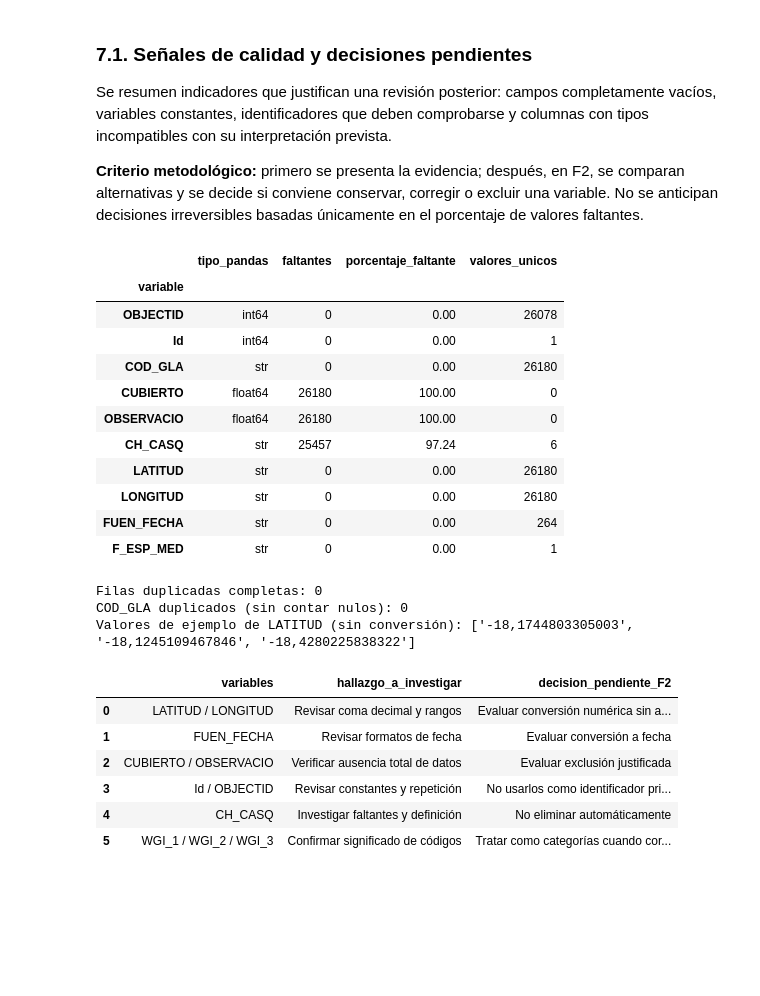
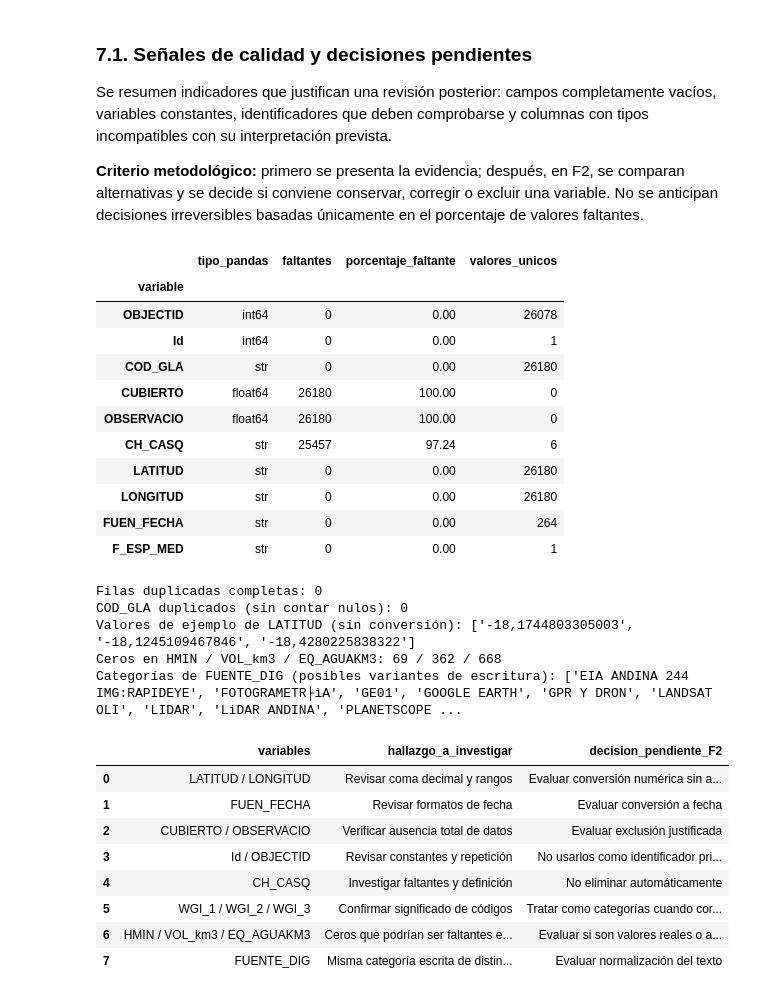
Before and after one commit to fcorreasoto/proyecto-grupo3-mcdi500, a Jupyter notebook: F1/F1_Definicion.ipynb, the cells around one changed output. Cells and saved outputs as stored; diff of their text form; code cells hidden in the pictures; blank space fills up the shorter version.

```diff
--- a/F1/F1_Definicion.ipynb
+++ b/F1/F1_Definicion.ipynb
@@ -366,37 +443,46 @@ display(diagnostico_documental(inventario, diccionario_variables))
 print("Filas duplicadas completas:", int(inventario.duplicated().sum()))
 print("COD_GLA duplicados (sin contar nulos):", int(inventario.loc[inventario["COD_GLA"].notna(), "COD_GLA"].duplicated().sum()))
 print("Valores de ejemplo de LATITUD (sin conversión):", inventario["LATITUD"].dropna().head(3).tolist())
+print("Ceros en HMIN / VOL_km3 / EQ_AGUAKM3:", int((inventario["HMIN"] == 0).sum()), "/",
+      int((inventario["VOL_km3"] == 0).sum()), "/", int((inventario["EQ_AGUAKM3"] == 0).sum()))
+print("Categorías de FUENTE_DIG (posibles variantes de escritura):", sorted(inventario["FUENTE_DIG"].dropna().unique()))
 
 DECISIONES_F2 = pd.DataFrame([
     ("LATITUD / LONGITUD", "Revisar coma decimal y rangos", "Evaluar conversión numérica sin alterar archivo raw"),
     ("FUEN_FECHA", "Revisar formatos de fecha", "Evaluar conversión a fecha"),
     ("CUBIERTO / OBSERVACIO", "Verificar ausencia total de datos", "Evaluar exclusión justificada"),
     ("Id / OBJECTID", "Revisar constantes y repetición", "No usarlos como identificador principal sin verificar"),
     ("CH_CASQ", "Investigar faltantes y definición", "No eliminar automáticamente"),
     ("WGI_1 / WGI_2 / WGI_3", "Confirmar significado de códigos", "Tratar como categorías cuando corresponda"),
+    ("HMIN / VOL_km3 / EQ_AGUAKM3", "Ceros que podrían ser faltantes encubiertos", "Evaluar si son valores reales o ausencia de dato"),
+    ("FUENTE_DIG", "Misma categoría escrita de distintas formas", "Evaluar normalización del texto"),
 ], columns=["variables", "hallazgo_a_investigar", "decision_pendiente_F2"])
 display(DECISIONES_F2)
 # %% [output]
 |  | tipo_pandas | faltantes | porcentaje_faltante | valores_unicos |
 | variable |  |  |  |  |
 | OBJECTID | int64 | 0 | 0.00 | 26078 |
 | Id | int64 | 0 | 0.00 | 1 |
 | COD_GLA | str | 0 | 0.00 | 26180 |
 | CUBIERTO | float64 | 26180 | 100.00 | 0 |
 | OBSERVACIO | float64 | 26180 | 100.00 | 0 |
 | CH_CASQ | str | 25457 | 97.24 | 6 |
 | LATITUD | str | 0 | 0.00 | 26180 |
 | LONGITUD | str | 0 | 0.00 | 26180 |
 | FUEN_FECHA | str | 0 | 0.00 | 264 |
 | F_ESP_MED | str | 0 | 0.00 | 1 |
 Filas duplicadas completas: 0
 COD_GLA duplicados (sin contar nulos): 0
 Valores de ejemplo de LATITUD (sin conversión): ['-18,1744803305003', '-18,1245109467846', '-18,4280225838322']
+Ceros en HMIN / VOL_km3 / EQ_AGUAKM3: 69 / 362 / 668
+Categorías de FUENTE_DIG (posibles variantes de escritura): ['EIA ANDINA 244 IMG:RAPIDEYE', 'FOTOGRAMETR├ìA', 'GE01', 'GOOGLE EARTH', 'GPR Y DRON', 'LANDSAT OLI', 'LIDAR', 'LiDAR ANDINA', 'PLANETSCOPE ...
 |  | variables | hallazgo_a_investigar | decision_pendiente_F2 |
 | 0 | LATITUD / LONGITUD | Revisar coma decimal y rangos | Evaluar conversión numérica sin a... |
 | 1 | FUEN_FECHA | Revisar formatos de fecha | Evaluar conversión a fecha |
 | 2 | CUBIERTO / OBSERVACIO | Verificar ausencia total de datos | Evaluar exclusión justificada |
 | 3 | Id / OBJECTID | Revisar constantes y repetición | No usarlos como identificador pri... |
 | 4 | CH_CASQ | Investigar faltantes y definición | No eliminar automáticamente |
 | 5 | WGI_1 / WGI_2 / WGI_3 | Confirmar significado de códigos | Tratar como categorías cuando cor... |
+| 6 | HMIN / VOL_km3 / EQ_AGUAKM3 | Ceros que podrían ser faltantes e... | Evaluar si son valores reales o a... |
+| 7 | FUENTE_DIG | Misma categoría escrita de distin... | Evaluar normalización del texto |
 # %% [markdown]
```
Also changed, not shown: parts of 17 cells of this notebook.
